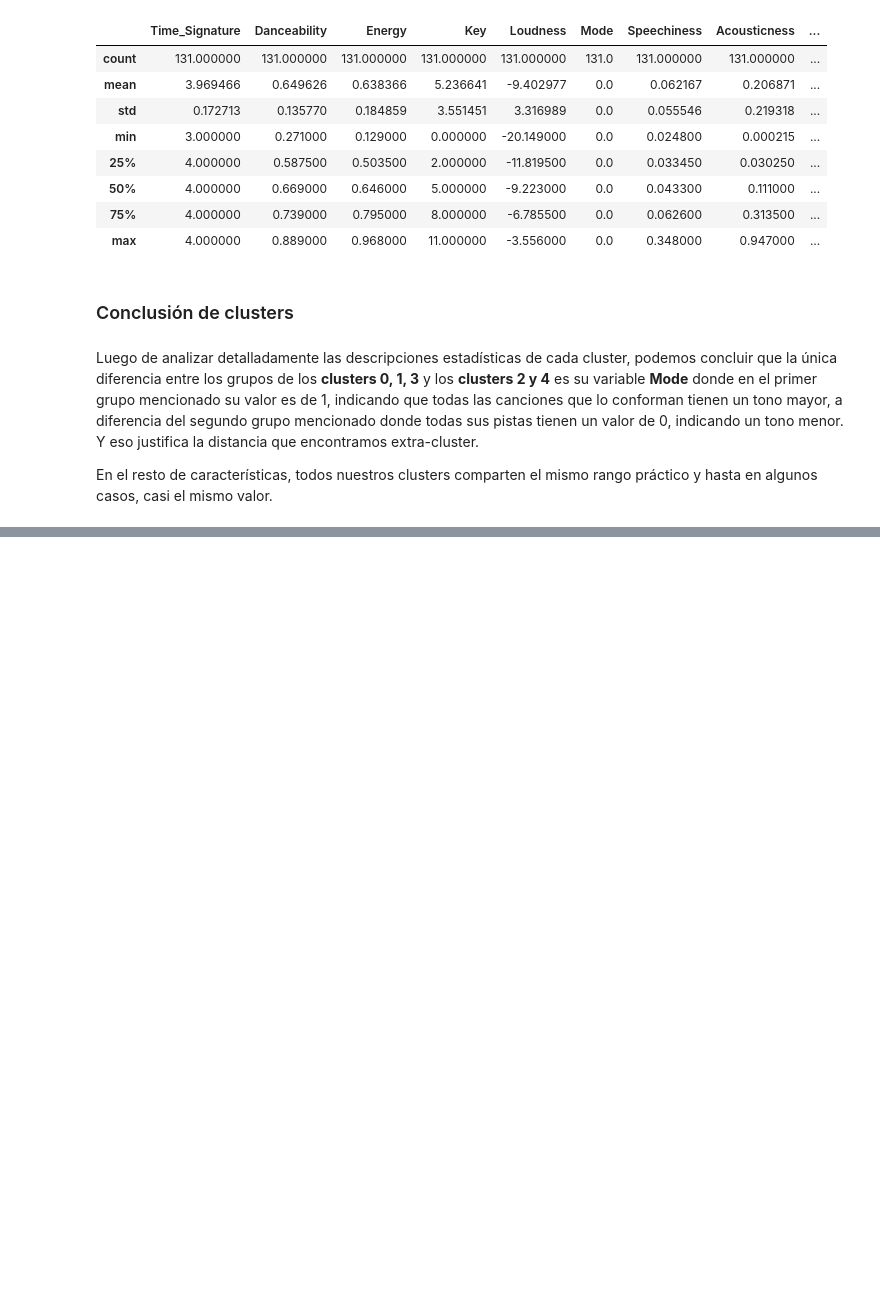
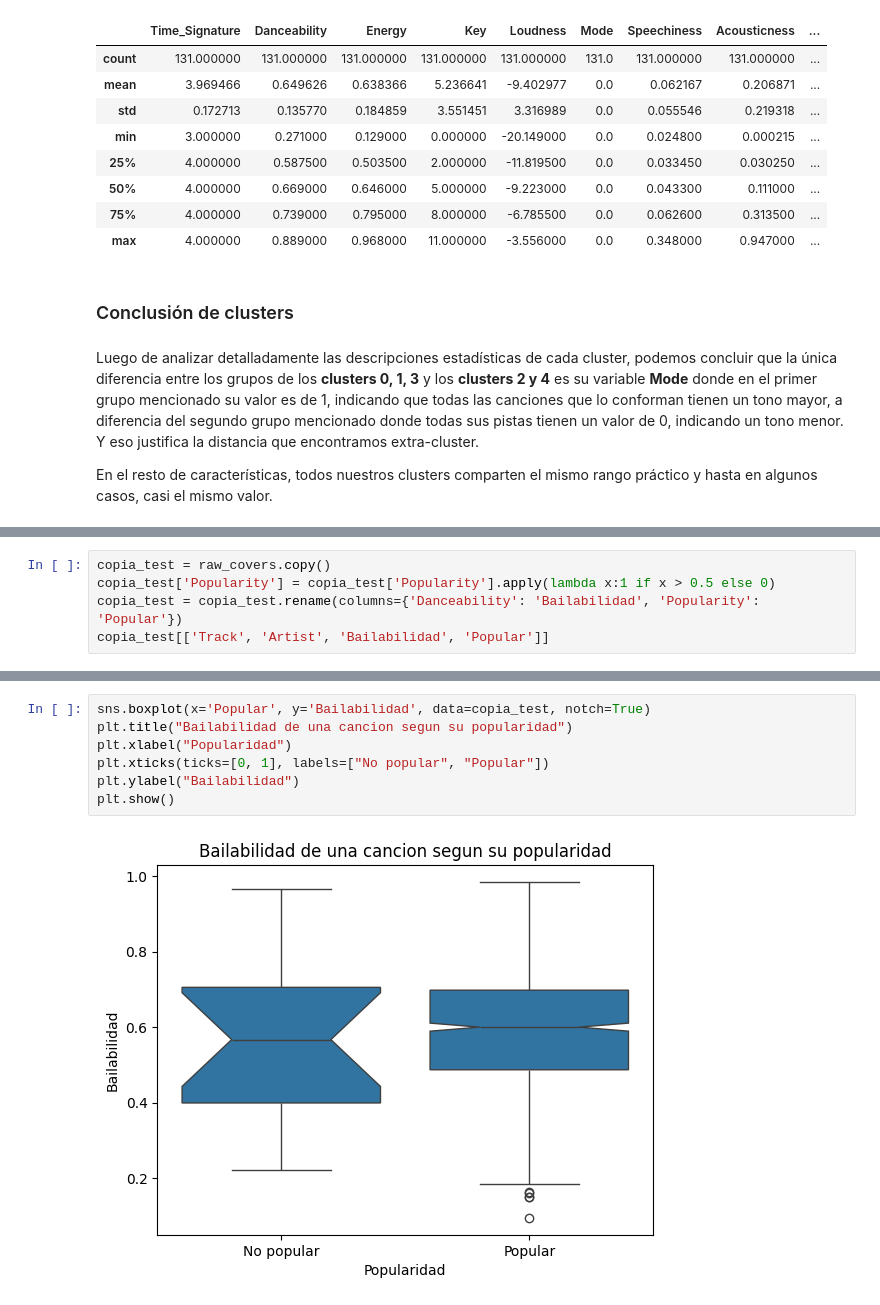
Before and after one commit to nachoperna/Fundamentos-de-la-Ciencia-de-Datos, a Jupyter notebook: TPE/tpe.ipynb, the cells around one changed output, grey strips where cells are left out. Drawn from its saved outputs; the diff is of its cells as text; blank space fills up the shorter version.

Commit message:
prueba de normalidad y homocedasticidad. Test no parametrico implementado

```diff
--- a/TPE/tpe.ipynb
+++ b/TPE/tpe.ipynb
@@ -1503,0 +1459,5 @@ En el resto de características, todos nuestros clusters comparten el mismo rang
+# %%
+copia_test = raw_covers.copy()
+copia_test['Popularity'] = copia_test['Popularity'].apply(lambda x:1 if x > 0.5 else 0)
+copia_test = copia_test.rename(columns={'Danceability': 'Bailabilidad', 'Popularity': 'Popular'})
+copia_test[['Track', 'Artist', 'Bailabilidad', 'Popular']]
@@ -1503,0 +1478,9 @@ En el resto de características, todos nuestros clusters comparten el mismo rang
+# %%
+sns.boxplot(x='Popular', y='Bailabilidad', data=copia_test, notch=True)
+plt.title("Bailabilidad de una cancion segun su popularidad")
+plt.xlabel("Popularidad")
+plt.xticks(ticks=[0, 1], labels=["No popular", "Popular"])
+plt.ylabel("Bailabilidad")
+plt.show()
+# %% [output]
+[figure, added]
```
Also changed, not shown: parts of 27 cells of this notebook.
